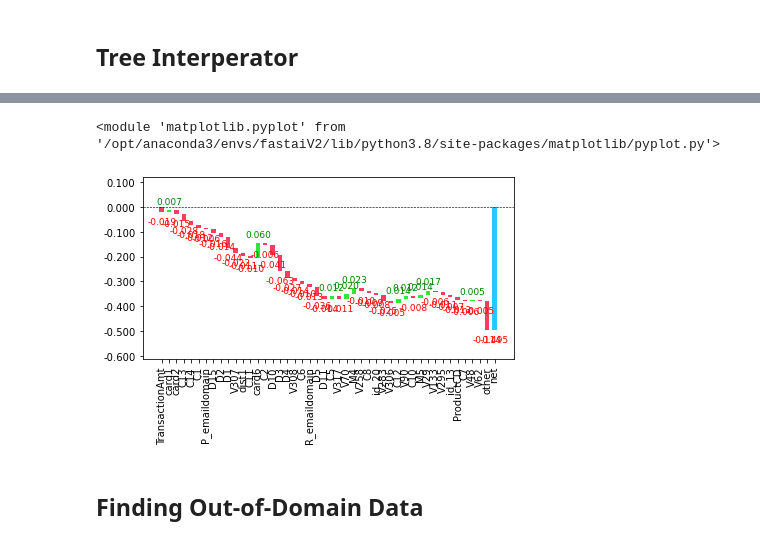
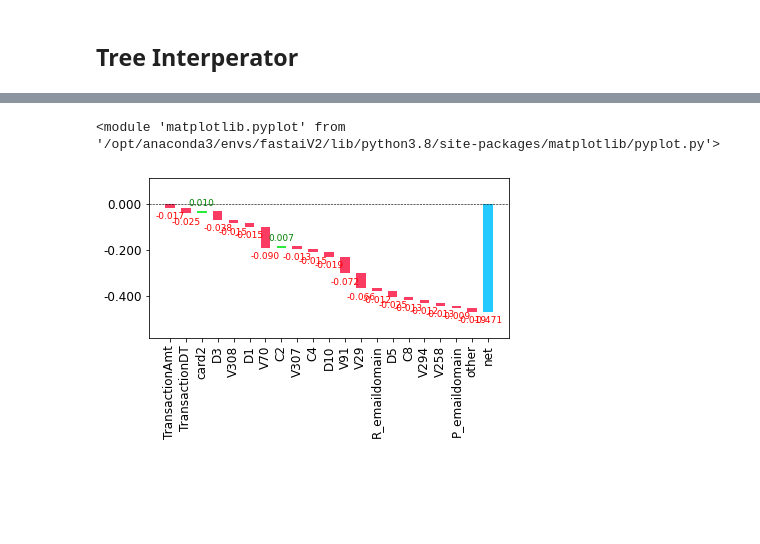
Before and after one commit to BoronII/fraud-detection-pytorch-scikit-fastai, a Jupyter notebook: 02B_RF without feature engineering and with V features.ipynb, the cells around one changed output, grey strips where cells are left out. Saved outputs shown, nothing was run; the diff lists cells and outputs as text; code cells hidden in the pictures; blank space fills up the shorter version.

```diff
--- a/02B_RF without feature engineering and with V features.ipynb
+++ b/02B_RF without feature engineering and with V features.ipynb
@@ -591,8 +495,7 @@ m_roc(y, xs), m_roc(valid_y, valid_xs)
 # %%
 def rf(xs, y, **kwargs):
-    max_samples = math.ceil(len(xs)*0.66)
     return RandomForestClassifier(n_jobs=-1,
-        max_samples=max_samples, oob_score=True, **kwargs).fit(xs, y)
+        max_samples=2/3, oob_score=True, **kwargs).fit(xs, y)
 # %%
 %%time
 m = rf(xs, y, n_estimators=1000,
@@ -927,7 +731,11 @@ valid_xs_final = valid_xs_imp.drop(to_drop, axis=1)
 # %%
-xs_final = (path/'xs_final_full.pkl').load()
-valid_xs_final = (path/'valid_xs_final_full.pkl').load()
+xs_imp = (path/'xs_imp_full.pkl').load()
+valid_xs_imp = (path/'valid_xs_imp_full.pkl').load()
 # %%
-m = rf(xs_final, y, n_estimators=200, class_weight='balanced')
-m_roc(y, xs_final), m_roc(valid_y, valid_xs_final)
+%%time
+m = rf(xs_imp, y, n_estimators=200,
+       class_weight='balanced', criterion='entropy',
+       max_features='sqrt', max_leaf_nodes=500,
+       min_samples_split=5, min_samples_leaf=5)
+m_roc(y, xs_imp), m_roc(valid_y, valid_xs_imp)
 # %% [output]
@@ -1011,7 +773,7 @@ warnings.simplefilter('ignore', FutureWarning)
 from treeinterpreter import treeinterpreter
 from waterfall_chart import plot as waterfall
 # %%
-row = valid_xs_final[:5]
+row = valid_xs_imp[:5]
 # %%
 prediction,bias,contributions = treeinterpreter.predict(m, row.values)
 # %%
@@ -1021,8 +783,6 @@ prediction[0,1],bias[0,1] + contributions[0].sum(axis=0)[1]
 # %%
-waterfall(valid_xs_final.columns, contributions[0][:,1], threshold=0.08,
+waterfall(valid_xs_imp.columns, contributions[0][:,1], threshold=0.08,
           rotation_value=90, formatting='{:,.3f}')
 # %% [output]
 <module 'matplotlib.pyplot' from '/opt/anaconda3/envs/fastaiV2/lib/python3.8/site-packages/matplotlib/pyplot.py'>
-[figure, old version]
+[figure, new version]
-# %% [markdown]
-## Finding Out-of-Domain Data
```
Also changed, not shown: parts of 94 cells of this notebook, 1 other file.
